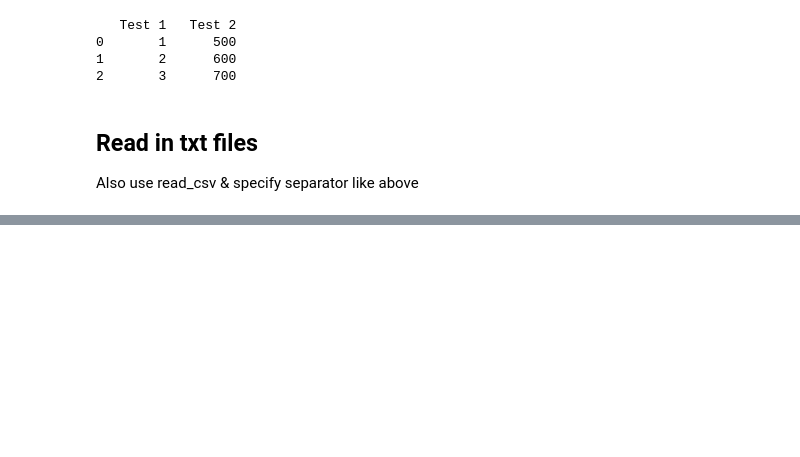
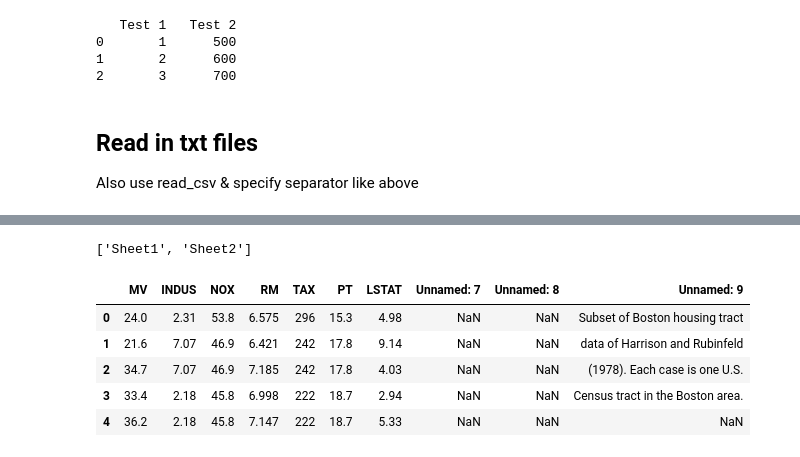
Before and after one commit to FranziHirsch/data-science-training, a Jupyter notebook: Pandas Basics.ipynb, the cells around one changed output, grey strips where cells are left out. Drawn from its saved outputs; the diff is of its cells as text; code cells hidden in the pictures; blank space fills up the shorter version.

Commit message:
Read in Excel & html files

```diff
--- a/Pandas Basics.ipynb
+++ b/Pandas Basics.ipynb
@@ -165,0 +187,25 @@ Also use read_csv & specify separator like above
+# %%
+# This file has multiple tabs. To load a specific tab, do the following:
+
+# Load the Excel file
+
+f=pd.ExcelFile("boston1.xls")
+
+# Print the tab names
+
+print(f.sheet_names)
+# %% [output]
+['Sheet1', 'Sheet2']
+# %%
+# Load the rel. tab into a dataframe
+
+df3=f.parse("Sheet1")
+
+df3.head()
+# %% [output]
+|  | MV | INDUS | NOX | RM | TAX | PT | LSTAT | Unnamed: 7 | Unnamed: 8 | Unnamed: 9 |
+| 0 | 24.0 | 2.31 | 53.8 | 6.575 | 296 | 15.3 | 4.98 | NaN | NaN | Subset of Boston housing tract |
+| 1 | 21.6 | 7.07 | 46.9 | 6.421 | 242 | 17.8 | 9.14 | NaN | NaN | data of Harrison and Rubinfeld |
+| 2 | 34.7 | 7.07 | 46.9 | 7.185 | 242 | 17.8 | 4.03 | NaN | NaN | (1978). Each case is one U.S. |
+| 3 | 33.4 | 2.18 | 45.8 | 6.998 | 222 | 18.7 | 2.94 | NaN | NaN | Census tract in the Boston area. |
+| 4 | 36.2 | 2.18 | 45.8 | 7.147 | 222 | 18.7 | 5.33 | NaN | NaN | NaN |
```
Also changed, not shown: parts of 11 cells of this notebook.
